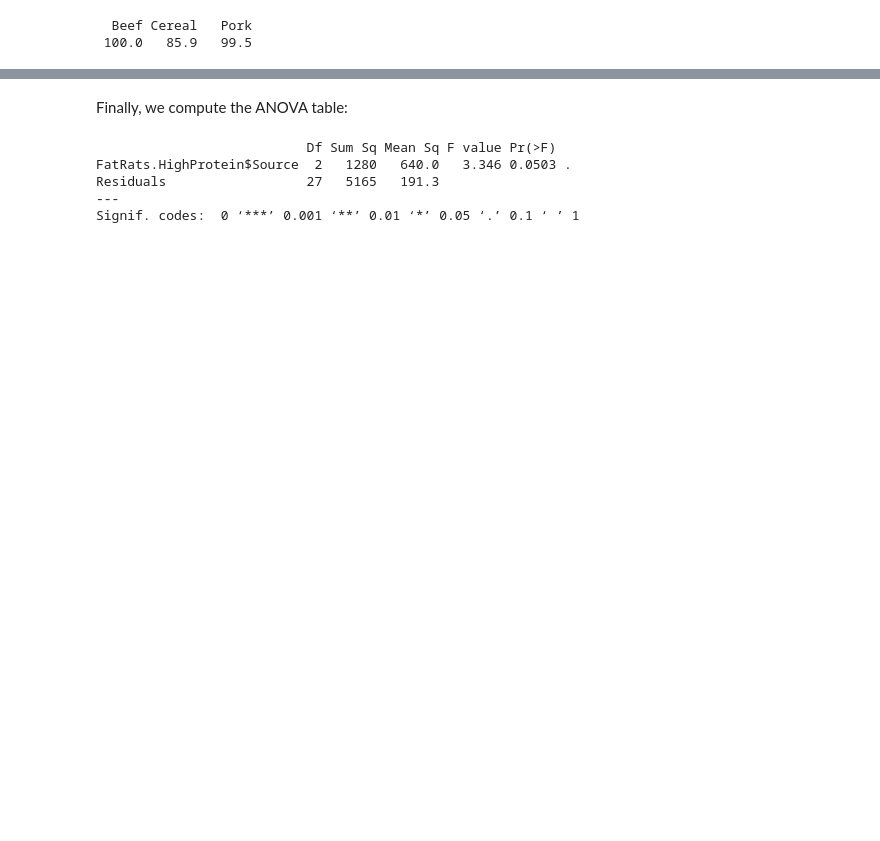
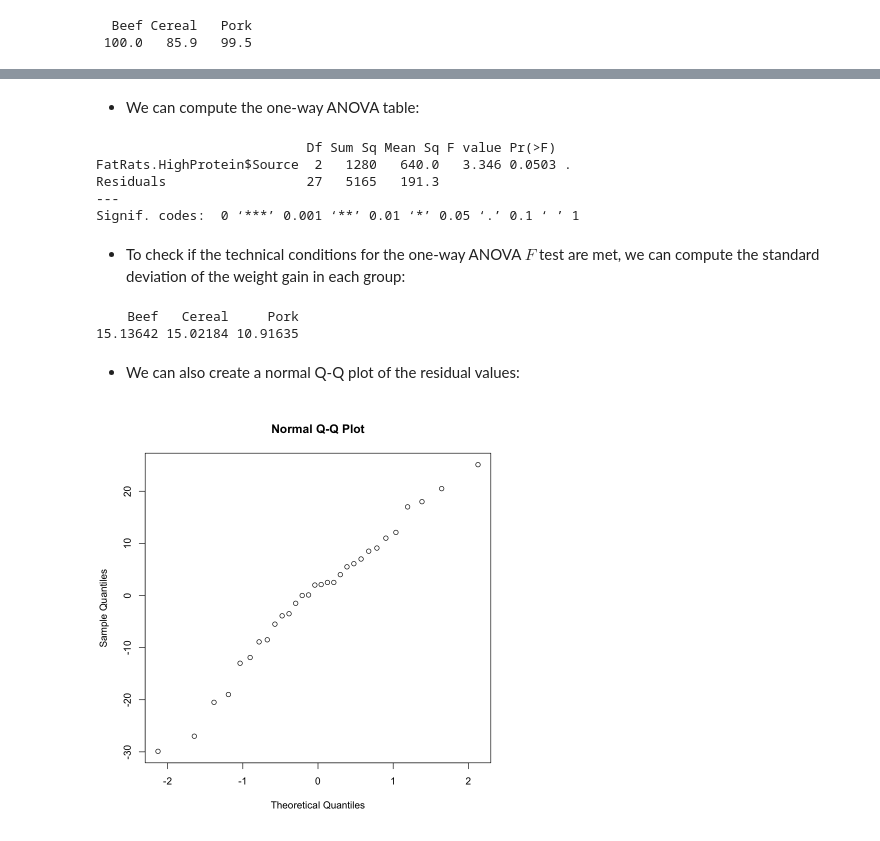
Before and after one commit to sm339-uhan/lesson-one-way-anova, a Jupyter notebook: Lesson 05 Hypothesis Testing cont Part 2.ipynb, the cells around one changed output, grey strips where cells are left out. Cells and saved outputs as stored; diff of their text form; code cells hidden in the pictures; blank space fills up the shorter version.

```diff
--- a/Lesson 23 The One-Way ANOVA Model Part 2.ipynb
+++ b/Lesson 05 Hypothesis Testing cont Part 2.ipynb
@@ -79,5 +70,5 @@ alpha.k
 # %% [markdown]
-Finally, we compute the ANOVA table:
+* We can compute the one-way ANOVA table:
 # %%
 test <- aov(FatRats.HighProtein$Gain ~ FatRats.HighProtein$Source)
 summary(test)
@@ -87,3 +78,17 @@ FatRats.HighProtein$Source  2   1280   640.0   3.346 0.0503 .
 Residuals                  27   5165   191.3
 ---
 Signif. codes:  0 ‘***’ 0.001 ‘**’ 0.01 ‘*’ 0.05 ‘.’ 0.1 ‘ ’ 1
+# %% [markdown]
+* To check if the technical conditions for the one-way ANOVA $F$ test are met, we can compute the standard deviation of the weight gain in each group:
+# %%
+sd.k <- tapply(FatRats.HighProtein$Gain, FatRats.HighProtein$Source, sd)
+sd.k
+# %% [output]
+    Beef   Cereal     Pork
+15.13642 15.02184 10.91635
+# %% [markdown]
+* We can also create a normal Q-Q plot of the residual values:
+# %%
+qqnorm(residuals(test))
+# %% [output]
+[figure, added]
```
Also changed, not shown: parts of 14 cells of this notebook.
